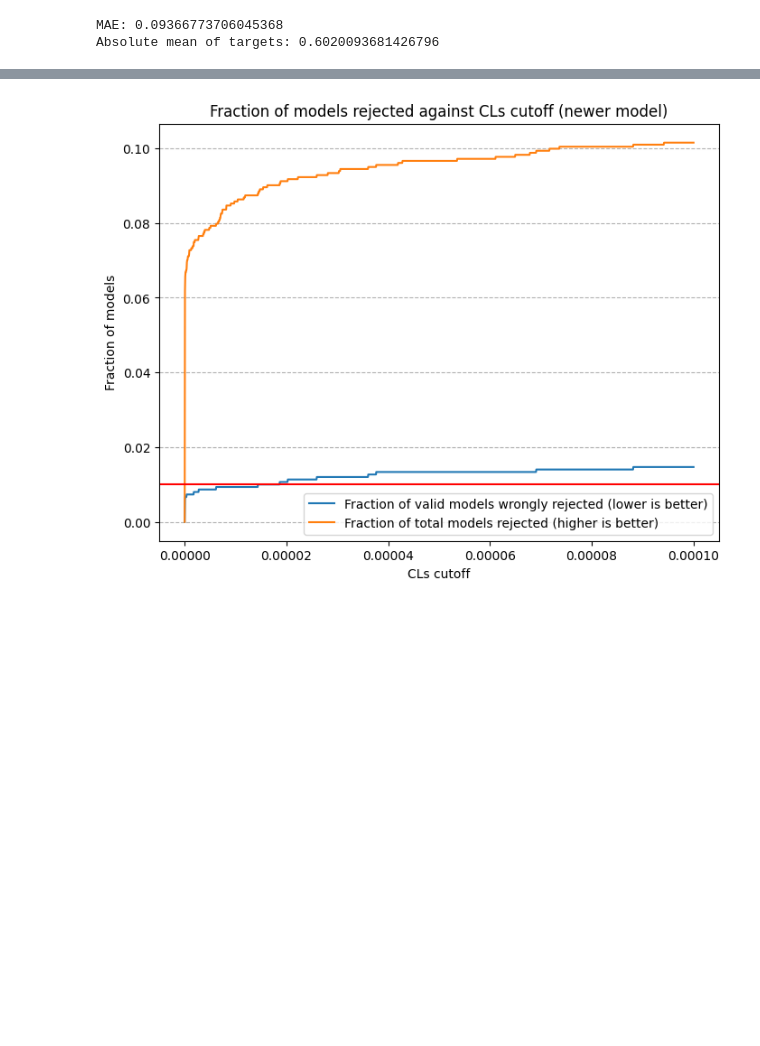
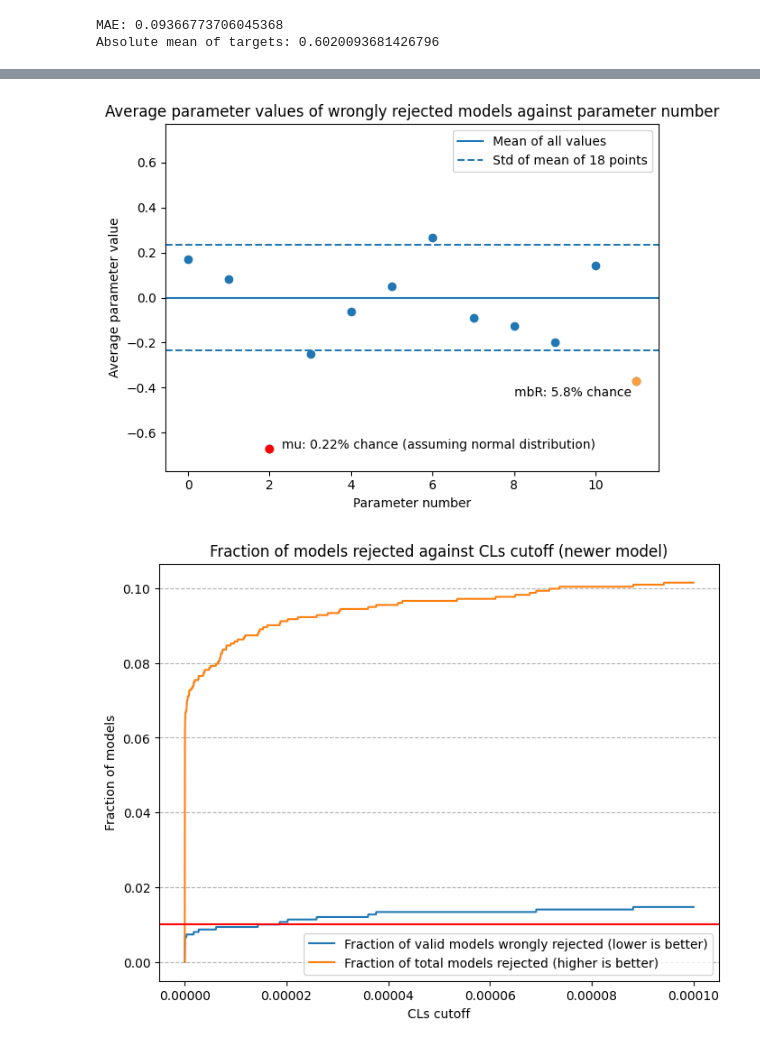
Before and after one commit to benvlasto/MPhys-Project, a Jupyter notebook: exploring_CLs_model_output.ipynb, the cells around one changed output, grey strips where cells are left out. Saved outputs shown, nothing was run; the diff lists cells and outputs as text; code cells hidden in the pictures; blank space fills up the shorter version.

```diff
--- a/exploring_CLs_model_output.ipynb
+++ b/exploring_CLs_model_output.ipynb
@@ -72,3 +72,34 @@ plot_scatter_from_df(input_df, col_name)
+# %%
+# Extract average of each parameter for incorrectly rejected models
+col_avg = wrongly_rejected_models.mean(axis=0).values
+
+# Remove predictions and targets
+col_avg = col_avg[0:-2]
+
+# Plot column averages against column number, highlighting outliers
+plt.axhline(0)
+std_of_mean = 1/np.sqrt(18)
+plt.axhline(std_of_mean, linestyle="--")
+plt.axhline(-std_of_mean, linestyle="--")
+y_lim = max(abs(col_avg)) + 0.1
+plt.ylim(top=y_lim, bottom=-y_lim)
+plt.title("Average parameter values of wrongly rejected models against parameter number")
+plt.xlabel("Parameter number")
+plt.ylabel("Average parameter value")
+plt.legend(["Mean of all values", "Std of mean of 18 points"])
+plt.scatter(range(len(col_avg)), col_avg)
+
+plt.text(2+0.3,col_avg[2],"mu: 0.22% chance (assuming normal distribution)")
+plt.scatter(2,col_avg[2],c="r")
+
+plt.text(8, col_avg[11]-0.07, "mbR: 5.8% chance")
+plt.scatter(11,col_avg[11],c="#ff9f3d")
+
+plt.tight_layout()
+#plt.savefig("plots/CLs_predictor_performance/wrong_prediction_parameter_averages.pdf")
+plt.show()
+# %% [output]
+[figure, added]
 # %%
 def plot_rejections_by_cutoff(true_values, predicted_values, num_points=100, x_range=1):
 
```
Also changed, not shown: parts of 1 cell of this notebook, 3 other files.
